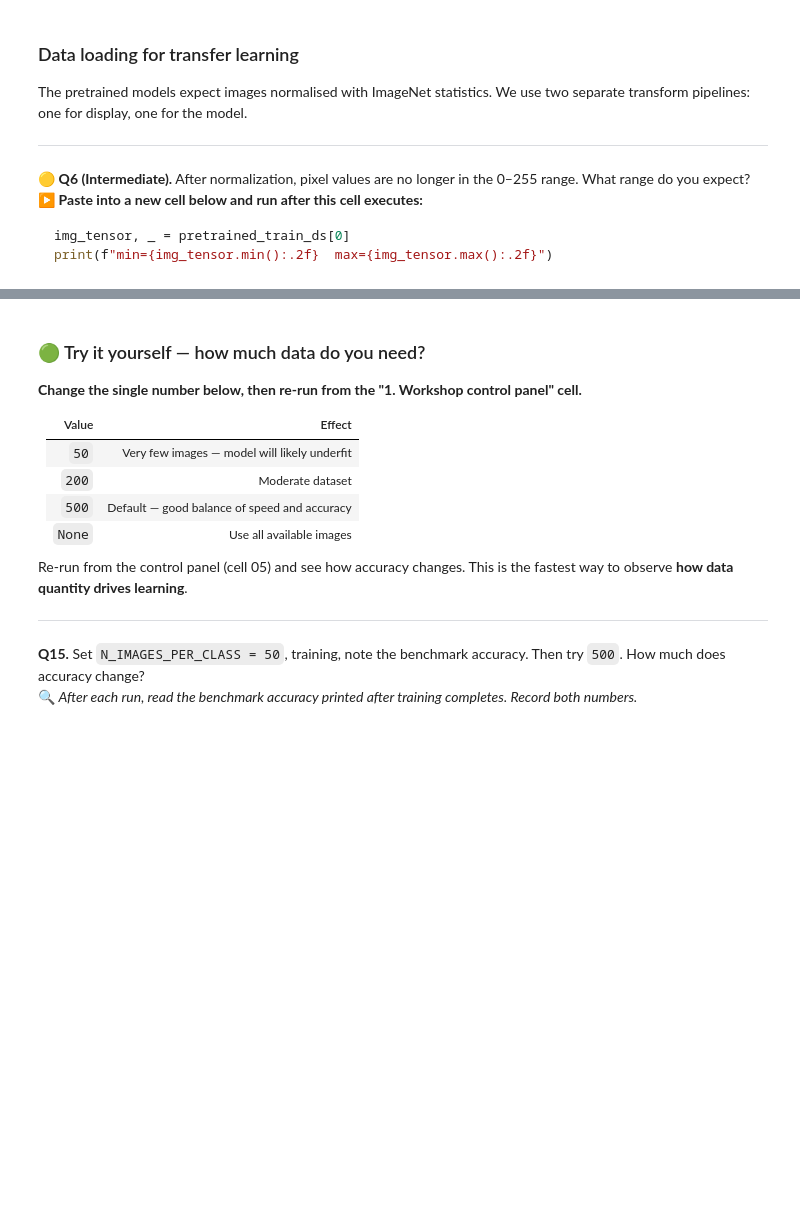
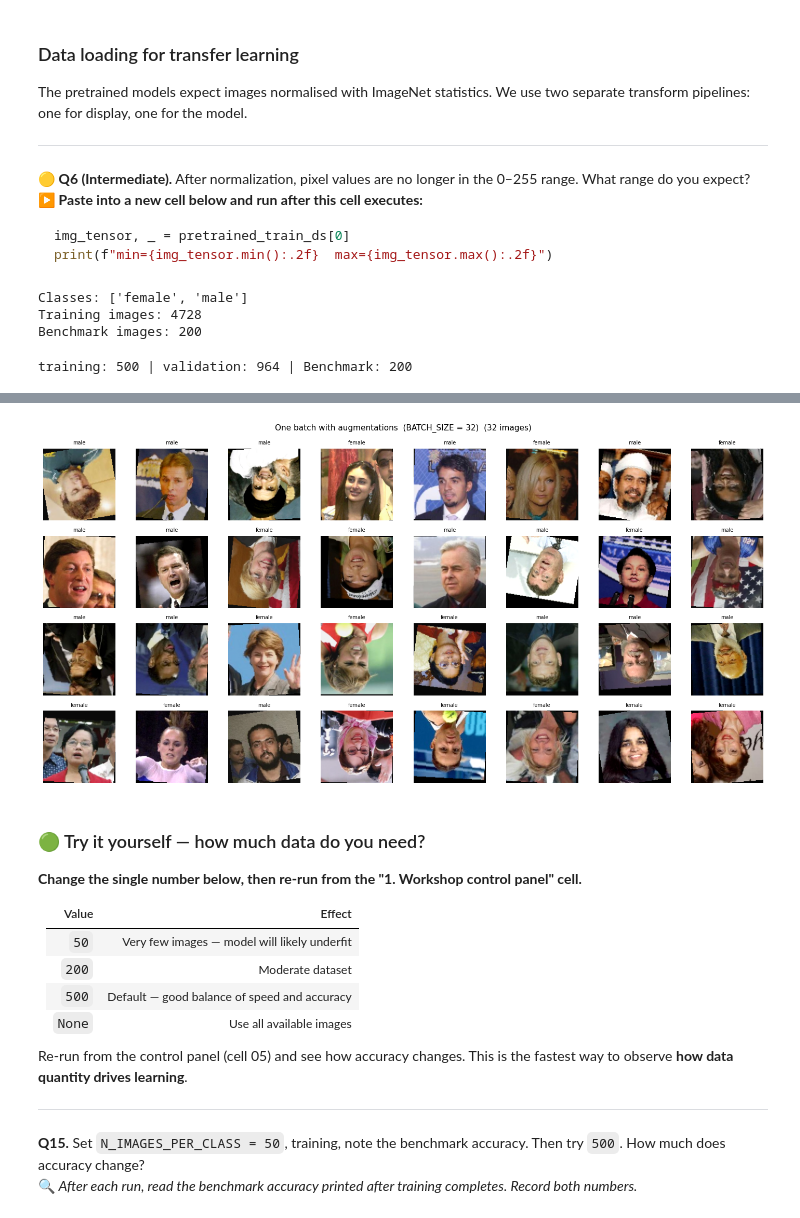
Before and after one commit to FHNW-VISED/cvlab_notebooks, a Jupyter notebook: cvlab_workshop.ipynb, the cells around one changed output, grey strips where cells are left out. Saved outputs shown, nothing was run; the diff lists cells and outputs as text; code cells hidden in the pictures; blank space fills up the shorter version.

```diff
--- a/cvlab_workshop.ipynb
+++ b/cvlab_workshop.ipynb
@@ -395,43 +416,27 @@ eval_transform = transforms.Compose([
     transforms.Normalize(mean=imagenet_mean, std=imagenet_std),
 ])
 
-# Build sample list directly — skip ImageFolder's generic tree walk entirely
-# Scan female/ and male/ in parallel for maximum speed
-from concurrent.futures import ThreadPoolExecutor
+# Subclass to pin exactly two classes regardless of other subdirectories in TRAIN_PATH
+class _FaceFolder(datasets.ImageFolder):
+    def find_classes(self, directory):
+        classes = ["female", "male"]
+        return classes, {c: i for i, c in enumerate(classes)}
 
-_classes     = ["female", "male"]
-_class_to_idx = {c: i for i, c in enumerate(_classes)}
-
-def _scan_class(args):
-    cls, idx = args
-    return sorted((str(f), idx) for f in (TRAIN_PATH / cls).glob("*.jpg"))
-
-with ThreadPoolExecutor(max_workers=NUM_WORKERS if NUM_WORKERS > 0 else 1) as ex:
-    _samples = [s for chunk in ex.map(_scan_class, _class_to_idx.items()) for s in chunk]
-
-# Lightweight dataset: shares _samples, only swaps transform
-class _FacesDataset(datasets.ImageFolder):
-    def __init__(self, transform):
-        self.root        = str(TRAIN_PATH)
-        self.transform   = transform
-        self.target_transform = None
-        self.loader      = datasets.folder.default_loader
-        self.extensions  = (".jpg",)
-        self.classes     = _classes
-        self.class_to_idx = _class_to_idx
-        self.samples     = self.imgs = _samples
-
-full_train_display = _FacesDataset(display_transform)
-full_train_model   = _FacesDataset(train_transform)
-full_train_eval    = _FacesDataset(eval_transform)
-benchmark_display  = datasets.ImageFolder(BENCHMARK_PATH, transform=display_transform)
-benchmark_model    = datasets.ImageFolder(BENCHMARK_PATH, transform=eval_transform)
+full_train_display = _FaceFolder(TRAIN_PATH,     transform=display_transform)
+full_train_model   = _FaceFolder(TRAIN_PATH,     transform=train_transform)
+full_train_eval    = _FaceFolder(TRAIN_PATH,     transform=eval_transform)
+benchmark_display  = _FaceFolder(BENCHMARK_PATH, transform=display_transform)
+benchmark_model    = _FaceFolder(BENCHMARK_PATH, transform=eval_transform)
 
 pretrained_class_names = full_train_model.classes
 num_classes = len(pretrained_class_names)
 print("Classes:", pretrained_class_names)
-print("training images:", len(full_train_model))
+print("Training images:", len(full_train_model))
 print("Benchmark images:", len(benchmark_model))
+# %% [output]
+Classes: ['female', 'male']
+Training images: 4728
+Benchmark images: 200
 # %%
 # Person-aware split — same person cannot appear in both training and validation
 samples    = full_train_model.samples
@@ -475,6 +480,8 @@ pretrained_bench_loader = DataLoader(benchmark_model, batch_size=BATCH_SIZE,
                                       shuffle=False, num_workers=0)
 
 print(f"training: {len(train_idx)} | validation: {len(val_idx)} | Benchmark: {len(benchmark_model)}")
+# %% [output]
+training: 500 | validation: 964 | Benchmark: 200
 # %% [markdown]
 ### 🟢 What does a batch look like?
 
@@ -497,34 +504,36 @@ def show_batch(dataset, batch_size, class_names, title="One training batch"):
     rows = int(np.ceil(n / cols))
     rng_ = np.random.default_rng(SEED)
     idxs = rng_.choice(len(dataset), size=n, replace=False)
 
     fig, axes = plt.subplots(rows, cols, figsize=(cols * 1.8, rows * 1.8))
     axes = np.array(axes).flatten()
     for i, ax in enumerate(axes):
         if i < n:
             img, label = dataset[int(idxs[i])]
             if isinstance(img, torch.Tensor):
                 img = img.permute(1, 2, 0).numpy()
                 img = np.clip(img, 0, 1)
             ax.imshow(img)
             ax.set_title(class_names[label], fontsize=7)
         ax.axis("off")
     plt.suptitle(f"{title}  ({n} images)", fontsize=11)
     plt.tight_layout()
     plt.show()
 
 aug_display_transform = transforms.Compose([
     transforms.Resize((IMG_SIZE_PRETRAINED, IMG_SIZE_PRETRAINED)),
     transforms.RandomHorizontalFlip(),
     transforms.RandomRotation(10),
     transforms.RandomVerticalFlip(),
     transforms.ColorJitter(brightness=0.2, contrast=0.2),
     transforms.ToTensor(),  # no Normalize — keeps natural colours
 ])
-aug_display_ds = Subset(_FacesDataset(aug_display_transform), train_idx)
+aug_display_ds = Subset(_FaceFolder(TRAIN_PATH, transform=aug_display_transform), train_idx)
 
 show_batch(aug_display_ds, BATCH_SIZE, pretrained_class_names,
            title=f"One batch with augmentations  (BATCH_SIZE = {BATCH_SIZE})")
+# %% [output]
+[figure, added]
 # %% [markdown]
 ### 🟢 Try it yourself — how much data do you need?
 
```
Also changed, not shown: parts of 9 cells of this notebook.
